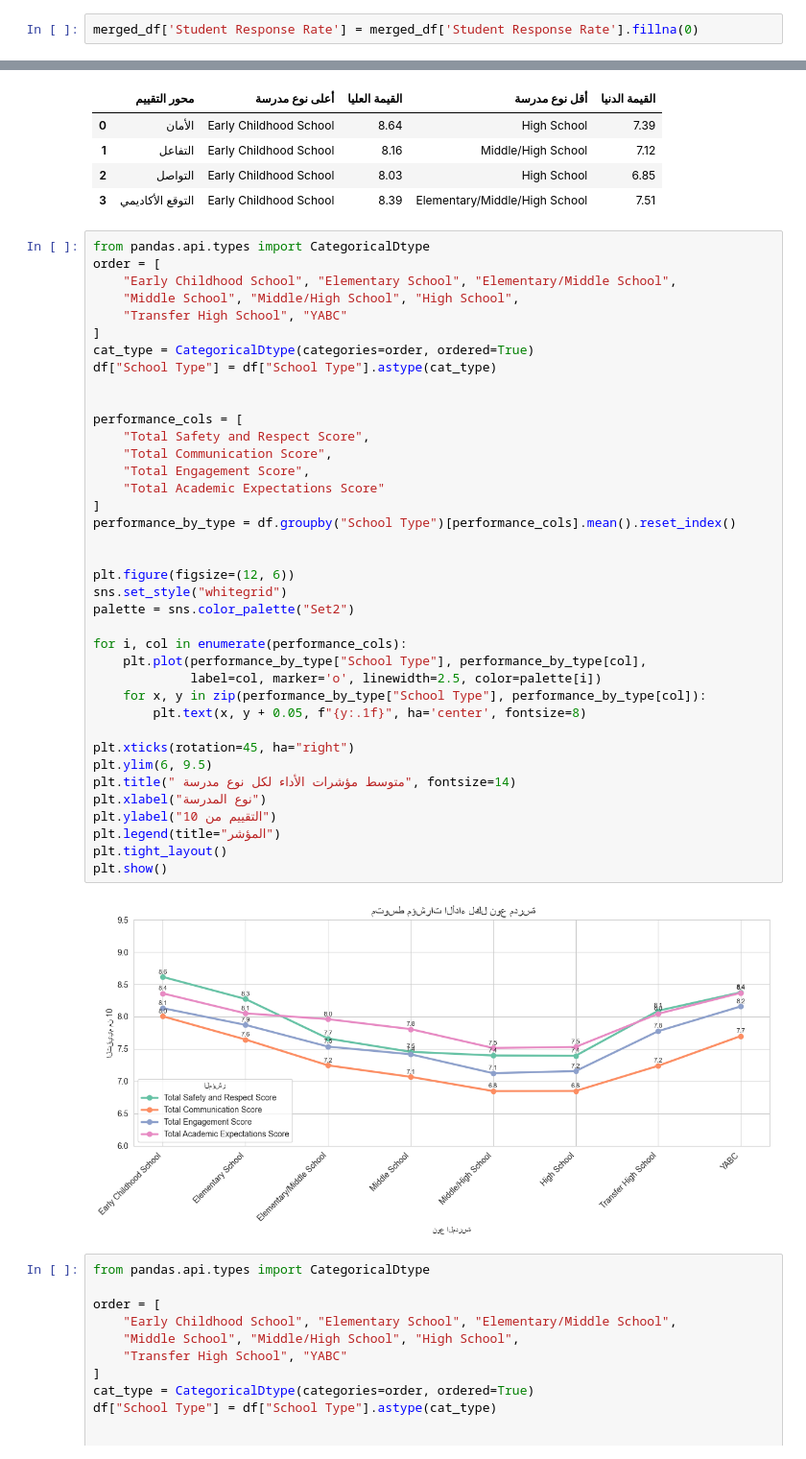
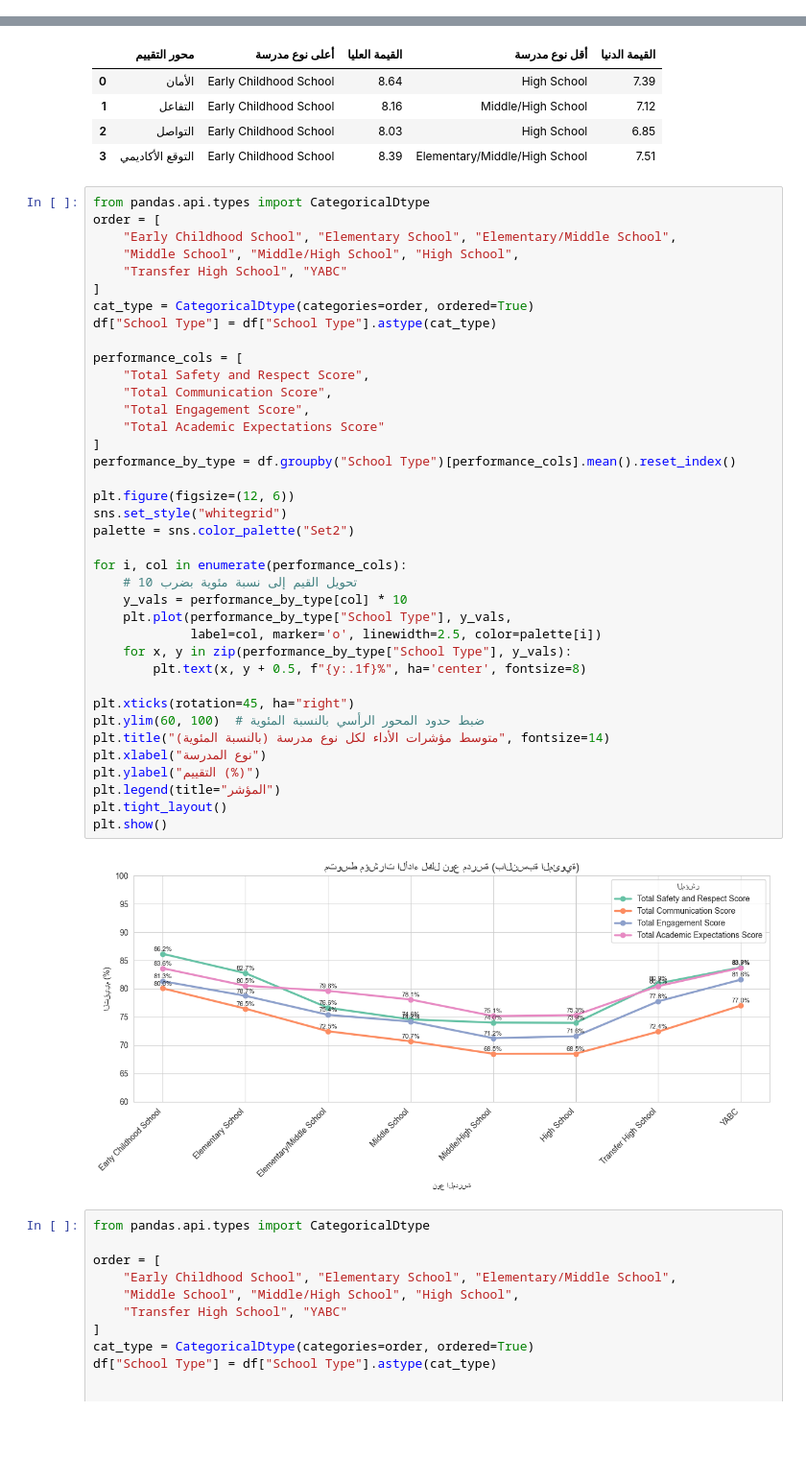
Before and after one commit to ahmad-abotrab/rfi-internship-projects, a Jupyter notebook: Task_3/analysis.ipynb, the cells around one changed output, grey strips where cells are left out. Shown: that part at 96% size. Saved outputs shown, nothing was run; the diff lists cells and outputs as text; blank space fills up the shorter version.

```diff
--- a/Task_3/analysis.ipynb
+++ b/Task_3/analysis.ipynb
@@ -441,2 +432,0 @@ np.float64(-1.8842488501643846)
-# %%
-merged_df['Student Response Rate'] = merged_df['Student Response Rate'].fillna(0)
@@ -1009,42 +969,42 @@ comparison_df
 from pandas.api.types import CategoricalDtype
 order = [
     "Early Childhood School", "Elementary School", "Elementary/Middle School",
     "Middle School", "Middle/High School", "High School",
     "Transfer High School", "YABC"
 ]
 cat_type = CategoricalDtype(categories=order, ordered=True)
 df["School Type"] = df["School Type"].astype(cat_type)
 
-
 performance_cols = [
     "Total Safety and Respect Score",
     "Total Communication Score",
     "Total Engagement Score",
     "Total Academic Expectations Score"
 ]
 performance_by_type = df.groupby("School Type")[performance_cols].mean().reset_index()
 
-
 plt.figure(figsize=(12, 6))
 sns.set_style("whitegrid")
 palette = sns.color_palette("Set2")
 
 for i, col in enumerate(performance_cols):
-    plt.plot(performance_by_type["School Type"], performance_by_type[col],
+    # تحويل القيم إلى نسبة مئوية بضرب 10
+    y_vals = performance_by_type[col] * 10
+    plt.plot(performance_by_type["School Type"], y_vals,
              label=col, marker='o', linewidth=2.5, color=palette[i])
-    for x, y in zip(performance_by_type["School Type"], performance_by_type[col]):
-        plt.text(x, y + 0.05, f"{y:.1f}", ha='center', fontsize=8)
+    for x, y in zip(performance_by_type["School Type"], y_vals):
+        plt.text(x, y + 0.5, f"{y:.1f}%", ha='center', fontsize=8)
 
 plt.xticks(rotation=45, ha="right")
-plt.ylim(6, 9.5)
-plt.title(" متوسط مؤشرات الأداء لكل نوع مدرسة", fontsize=14)
+plt.ylim(60, 100)  # ضبط حدود المحور الرأسي بالنسبة المئوية
+plt.title("متوسط مؤشرات الأداء لكل نوع مدرسة (بالنسبة المئوية)", fontsize=14)
 plt.xlabel("نوع المدرسة")
-plt.ylabel("التقييم من 10")
+plt.ylabel("التقييم (%)")
 plt.legend(title="المؤشر")
 plt.tight_layout()
 plt.show()
 # %% [output]
-[figure, old version]
+[figure, new version]
 # %%
 from pandas.api.types import CategoricalDtype
 
```
Also changed, not shown: parts of 19 cells of this notebook, 4 other files.
